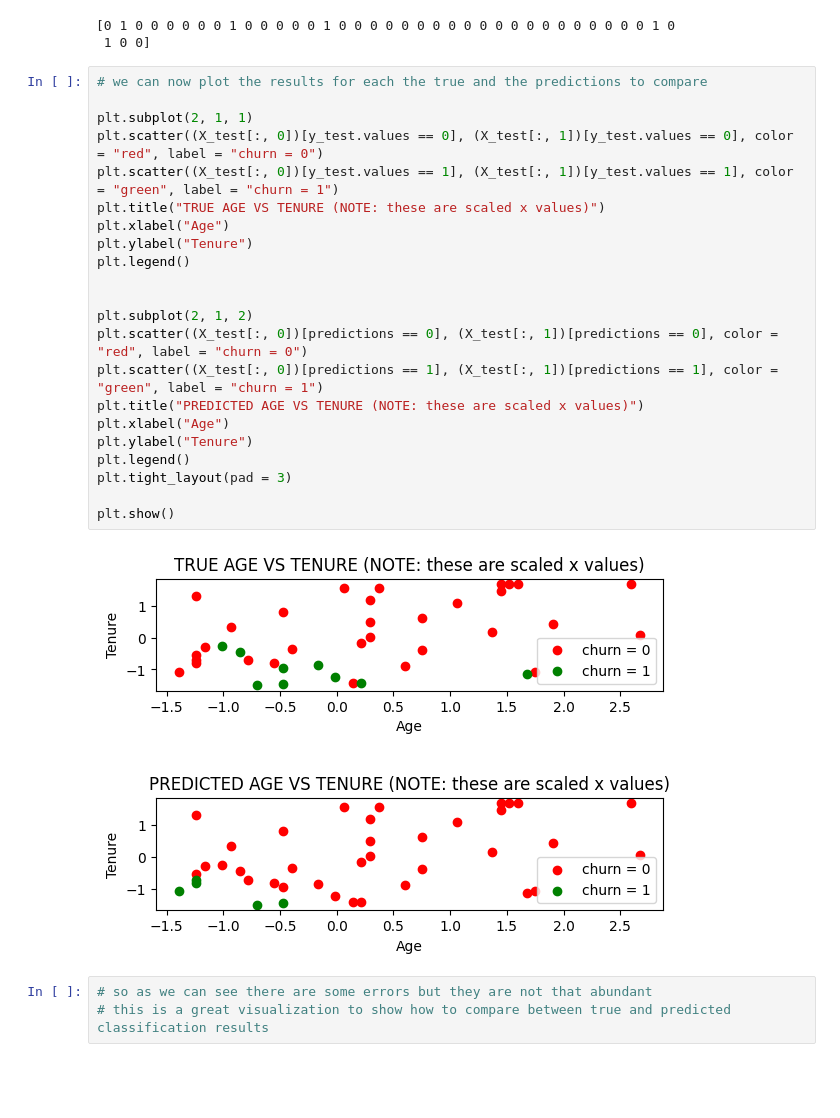
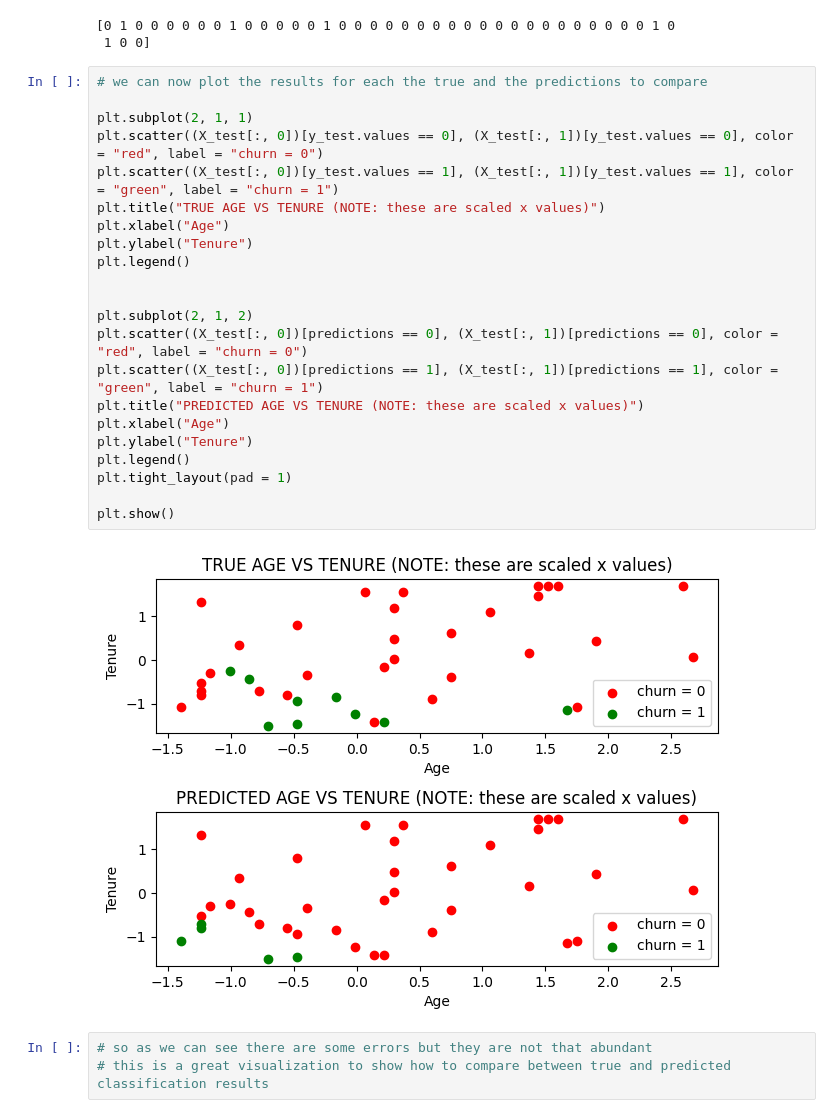
Before and after one commit to Omar-oymk/ibm_ml_course_labs, a Jupyter notebook: LogisticRegression/Logistic-Regression.ipynb, the cells around one changed output. Cells and saved outputs as stored; diff of their text form; blank space fills up the shorter version.

Commit message:
Fixed padding problem in before vs after training scatter graph

```diff
--- a/LogisticRegression/Logistic-Regression.ipynb
+++ b/LogisticRegression/Logistic-Regression.ipynb
@@ -116,27 +116,27 @@ print(predictions)
 # %%
 # we can now plot the results for each the true and the predictions to compare
 
 plt.subplot(2, 1, 1)
 plt.scatter((X_test[:, 0])[y_test.values == 0], (X_test[:, 1])[y_test.values == 0], color = "red", label = "churn = 0")
 plt.scatter((X_test[:, 0])[y_test.values == 1], (X_test[:, 1])[y_test.values == 1], color = "green", label = "churn = 1")
 plt.title("TRUE AGE VS TENURE (NOTE: these are scaled x values)")
 plt.xlabel("Age")
 plt.ylabel("Tenure")
 plt.legend()
 
 
 plt.subplot(2, 1, 2)
 plt.scatter((X_test[:, 0])[predictions == 0], (X_test[:, 1])[predictions == 0], color = "red", label = "churn = 0")
 plt.scatter((X_test[:, 0])[predictions == 1], (X_test[:, 1])[predictions == 1], color = "green", label = "churn = 1")
 plt.title("PREDICTED AGE VS TENURE (NOTE: these are scaled x values)")
 plt.xlabel("Age")
 plt.ylabel("Tenure")
 plt.legend()
-plt.tight_layout(pad = 3)
+plt.tight_layout(pad = 1)
 
 plt.show()
 # %% [output]
-[figure, old version]
+[figure, new version]
 # %%
 # so as we can see there are some errors but they are not that abundant
 # this is a great visualization to show how to compare between true and predicted classification results
```
Also changed, not shown: parts of 1 cell of this notebook.
